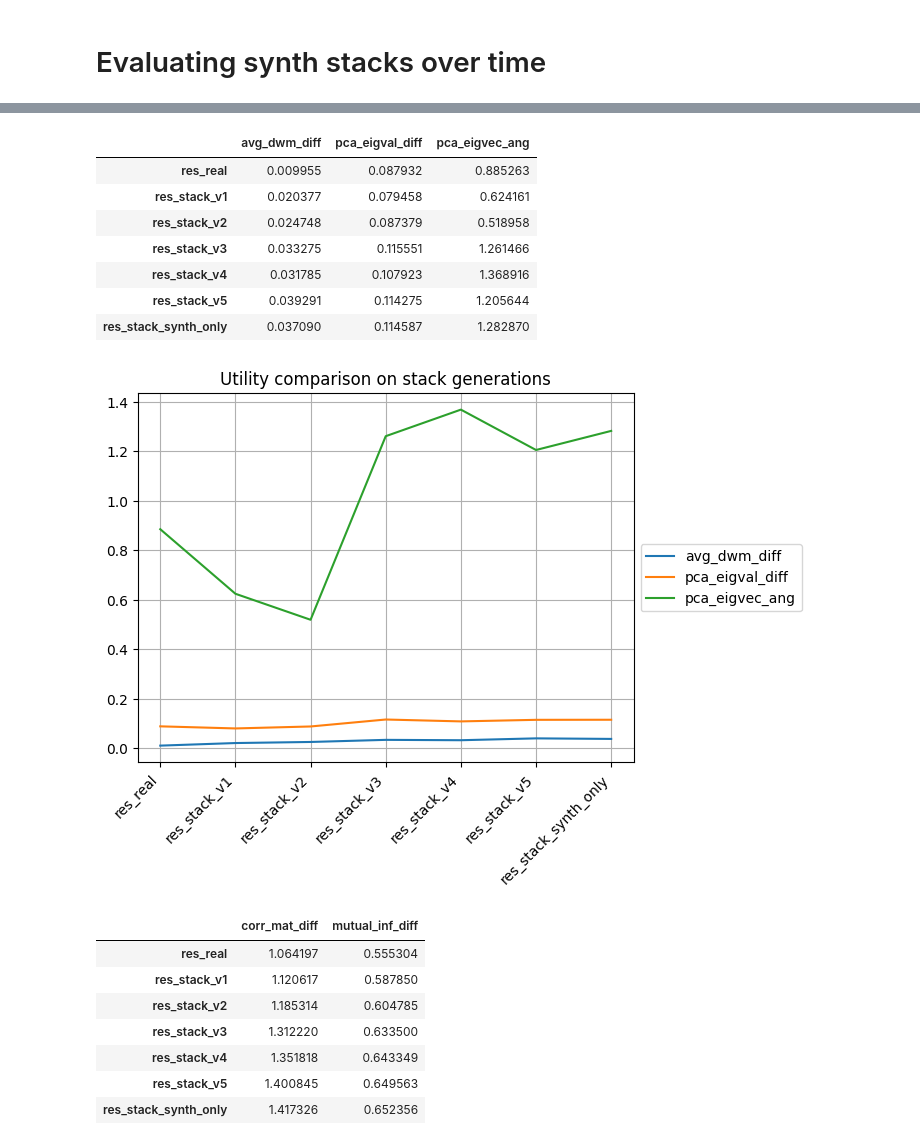
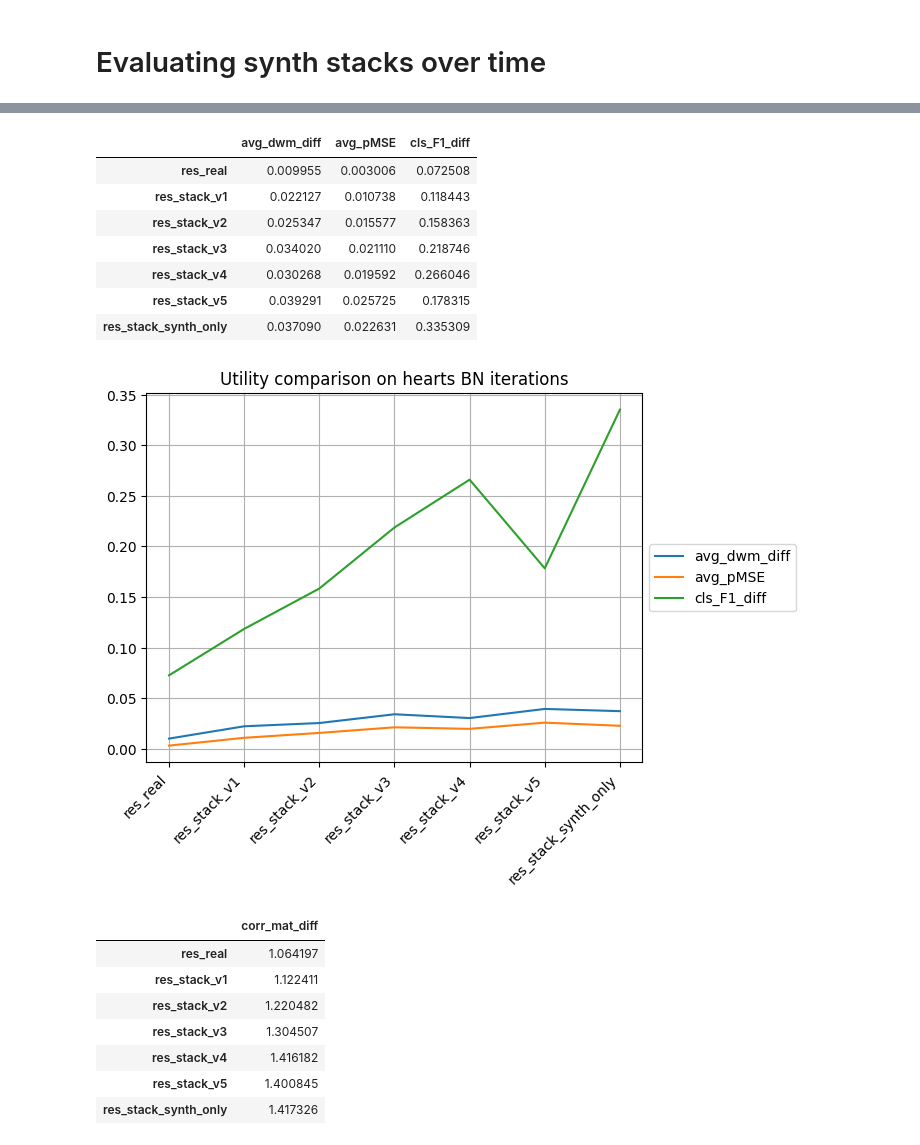
Before and after one commit to LucasBrynk/synthe_size_me, a Jupyter notebook: hearts_syn/hearts_BN_syn.ipynb, the cells around one changed output, grey strips where cells are left out. Saved outputs shown, nothing was run; the diff lists cells and outputs as text; code cells hidden in the pictures.

```diff
--- a/hearts_syn/hearts_BN_syn.ipynb
+++ b/hearts_syn/hearts_BN_syn.ipynb
@@ -742,15 +751,16 @@ eval_str = ["res_real", "res_stack_v1", "res_stack_v2", "res_stack_v3", "res_sta
 # %%
 privacy_plot = pd.DataFrame(columns=["eps_identif_risk",
                                      "att_discl_risk",
-                                     "hit_rate",
                                      "mia_cls_risk"])
 
 for i in range(len(eval_results)):
     evals = eval_results[i].set_index("metric")
     privacy_plot.loc[eval_str[i]] = [evals.loc["eps_identif_risk", "val"],
                                     evals.loc["att_discl_risk", "val"],
-                                    evals.loc["hit_rate", "val"],
                                     evals.loc["mia_cls_risk", "val"]]
 
+# Save to csv
+privacy_plot.to_csv(f"{gen_method}\privacy_plot.csv")
+
 privacy_plot
 # %% [output]
@@ -800,51 +813,53 @@ plt.show()
 # %%
 utility_plot = pd.DataFrame(columns=["avg_dwm_diff",
-                                     "pca_eigval_diff",
-                                     "pca_eigvec_ang"])
+                                     "avg_pMSE",
+                                     "cls_F1_diff"])
 
 for i in range(len(eval_results)):
     evals = eval_results[i].set_index("metric")
     utility_plot.loc[eval_str[i]] = [evals.loc["avg_dwm_diff", "val"],
-                                    evals.loc["pca_eigval_diff", "val"],
-                                    evals.loc["pca_eigvec_ang", "val"]]
+                                    evals.loc["avg_pMSE", "val"],
+                                    evals.loc["cls_F1_diff", "val"]]
+
 
 utility_plot
 # %% [output]
-|  | avg_dwm_diff | pca_eigval_diff | pca_eigvec_ang |
-| res_real | 0.009955 | 0.087932 | 0.885263 |
-| res_stack_v1 | 0.020377 | 0.079458 | 0.624161 |
-| res_stack_v2 | 0.024748 | 0.087379 | 0.518958 |
-| res_stack_v3 | 0.033275 | 0.115551 | 1.261466 |
-| res_stack_v4 | 0.031785 | 0.107923 | 1.368916 |
-| res_stack_v5 | 0.039291 | 0.114275 | 1.205644 |
-| res_stack_synth_only | 0.037090 | 0.114587 | 1.282870 |
+|  | avg_dwm_diff | avg_pMSE | cls_F1_diff |
+| res_real | 0.009955 | 0.003006 | 0.072508 |
+| res_stack_v1 | 0.022127 | 0.010738 | 0.118443 |
+| res_stack_v2 | 0.025347 | 0.015577 | 0.158363 |
+| res_stack_v3 | 0.034020 | 0.021110 | 0.218746 |
+| res_stack_v4 | 0.030268 | 0.019592 | 0.266046 |
+| res_stack_v5 | 0.039291 | 0.025725 | 0.178315 |
+| res_stack_synth_only | 0.037090 | 0.022631 | 0.335309 |
 # %%
 utility_plot.plot.line()
-plt.title("Utility comparison on stack generations")
+plt.title("Utility comparison on hearts BN iterations")
 plt.xticks(rotation=45, ha="right")
 plt.legend(loc='center left', bbox_to_anchor=(1.0, 0.5))
 plt.grid()
 plt.show()
 # %% [output]
-[figure, old version]
+[figure, new version]
 # %%
-matrix_diff_plot = pd.DataFrame(columns=["corr_mat_diff",
-                                     "mutual_inf_diff"])
+matrix_diff_plot = pd.DataFrame(columns=["corr_mat_diff"])
 
 for i in range(len(eval_results)):
     evals = eval_results[i].set_index("metric")
-    matrix_diff_plot.loc[eval_str[i]] = [evals.loc["corr_mat_diff", "val"],
-                                    evals.loc["mutual_inf_diff", "val"]]
+    matrix_diff_plot.loc[eval_str[i]] = [evals.loc["corr_mat_diff", "val"]]
+
+# Save to csv
+matrix_diff_plot.to_csv(f"{gen_method}\matrix_diff_plot.csv", index=False)
 
 matrix_diff_plot
 # %% [output]
-|  | corr_mat_diff | mutual_inf_diff |
-| res_real | 1.064197 | 0.555304 |
-| res_stack_v1 | 1.120617 | 0.587850 |
-| res_stack_v2 | 1.185314 | 0.604785 |
-| res_stack_v3 | 1.312220 | 0.633500 |
-| res_stack_v4 | 1.351818 | 0.643349 |
-| res_stack_v5 | 1.400845 | 0.649563 |
-| res_stack_synth_only | 1.417326 | 0.652356 |
+|  | corr_mat_diff |
+| res_real | 1.064197 |
+| res_stack_v1 | 1.122411 |
+| res_stack_v2 | 1.220482 |
+| res_stack_v3 | 1.304507 |
+| res_stack_v4 | 1.416182 |
+| res_stack_v5 | 1.400845 |
+| res_stack_synth_only | 1.417326 |
 # %%
 matrix_diff_plot.plot.line()
```
Also changed, not shown: parts of 17 cells of this notebook, 4 other files.
